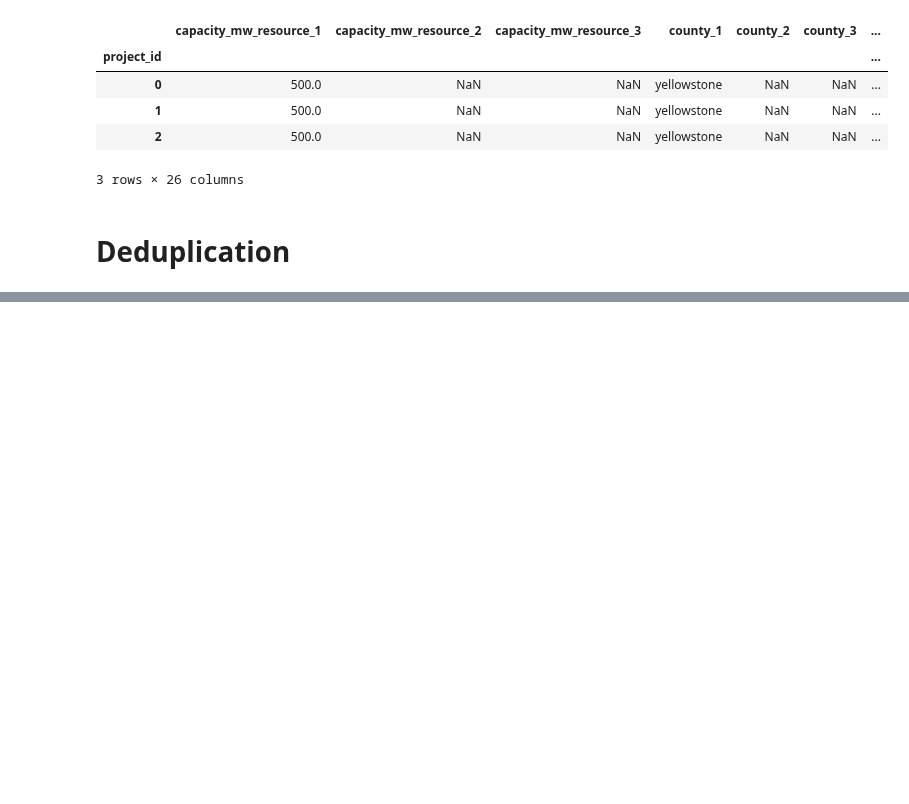
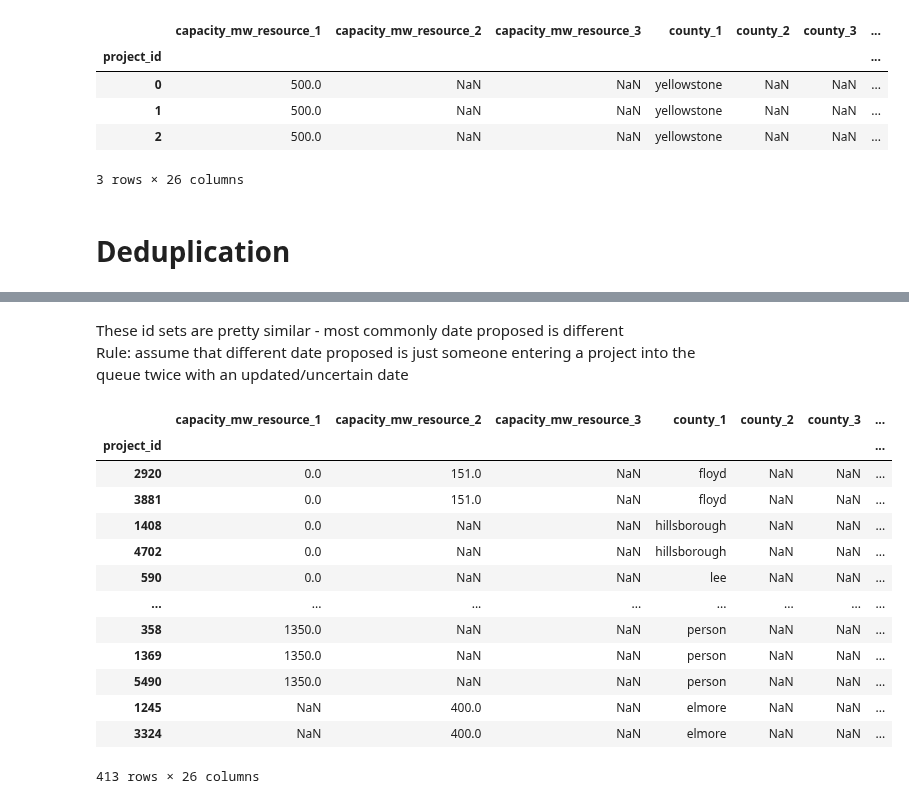
Before and after one commit to deployment-gap-model-education-fund/deployment-gap-model, a Jupyter notebook: notebooks/02-kl-deduplicate_active_iso_queue.ipynb, the cells around one changed output, grey strips where cells are left out. Drawn from its saved outputs; the diff is of its cells as text; code cells hidden in the pictures; blank space fills up the shorter version.

```diff
--- a/notebooks/02-kl-deduplicate_active_iso_queue.ipynb
+++ b/notebooks/02-kl-deduplicate_active_iso_queue.ipynb
@@ -70,0 +202,33 @@ lbnl_transformed_dfs['active_iso_queue_projects'].head(3)
+# %% [markdown]
+These id sets are pretty similar - most commonly date proposed is different
+Rule: assume that different date proposed is just someone entering a project into the queue twice with an updated/uncertain date
+# %%
+# dropping these "different date" rows seems pretty reasonable
+cols = active.columns.to_list()
+# remove date columns, raw columns, queue_id
+removed_cols = ['date_proposed',
+                'year_proposed',
+                'date_proposed_raw',
+                'interconnection_status_raw',
+                'queue_id',
+                'queue_date',
+                'queue_year'
+               ]
+for c in removed_cols:
+    cols.remove(c)
+active[active.duplicated(cols, keep=False)].sort_values(cols)
+# %% [output]
+|  | capacity_mw_resource_1 | capacity_mw_resource_2 | capacity_mw_resource_3 | county_1 | county_2 | county_3 | ... |
+| project_id |  |  |  |  |  |  | ... |
+| 2920 | 0.0 | 151.0 | NaN | floyd | NaN | NaN | ... |
+| 3881 | 0.0 | 151.0 | NaN | floyd | NaN | NaN | ... |
+| 1408 | 0.0 | NaN | NaN | hillsborough | NaN | NaN | ... |
+| 4702 | 0.0 | NaN | NaN | hillsborough | NaN | NaN | ... |
+| 590 | 0.0 | NaN | NaN | lee | NaN | NaN | ... |
+| ... | ... | ... | ... | ... | ... | ... | ... |
+| 358 | 1350.0 | NaN | NaN | person | NaN | NaN | ... |
+| 1369 | 1350.0 | NaN | NaN | person | NaN | NaN | ... |
+| 5490 | 1350.0 | NaN | NaN | person | NaN | NaN | ... |
+| 1245 | NaN | 400.0 | NaN | elmore | NaN | NaN | ... |
+| 3324 | NaN | 400.0 | NaN | elmore | NaN | NaN | ... |
+413 rows × 26 columns
```
Also changed, not shown: parts of 18 cells of this notebook.
